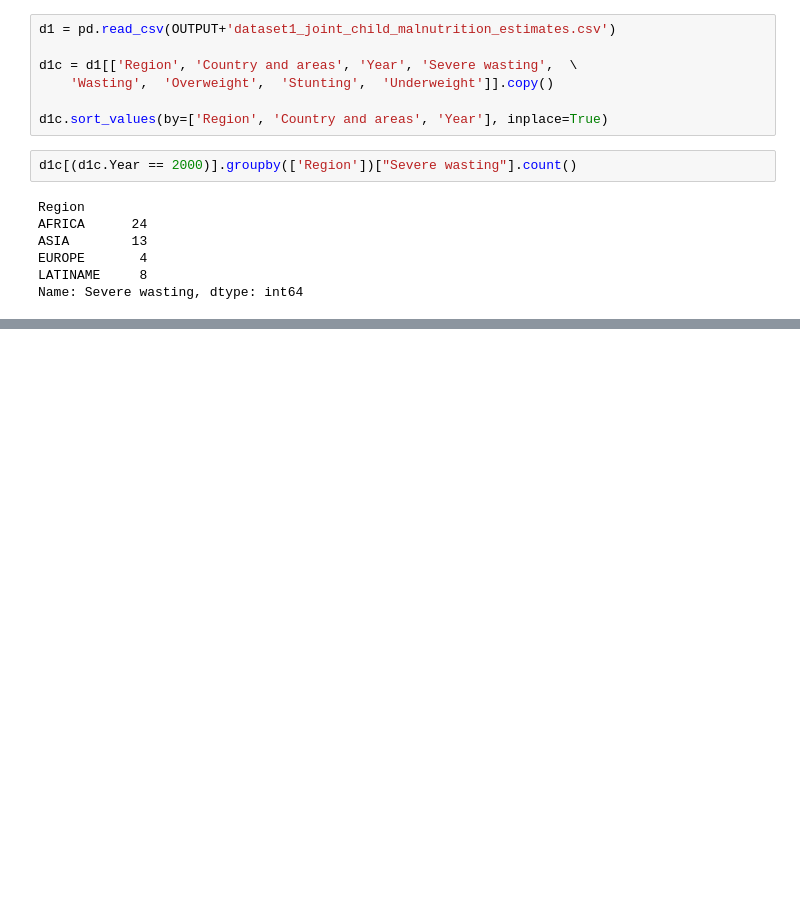
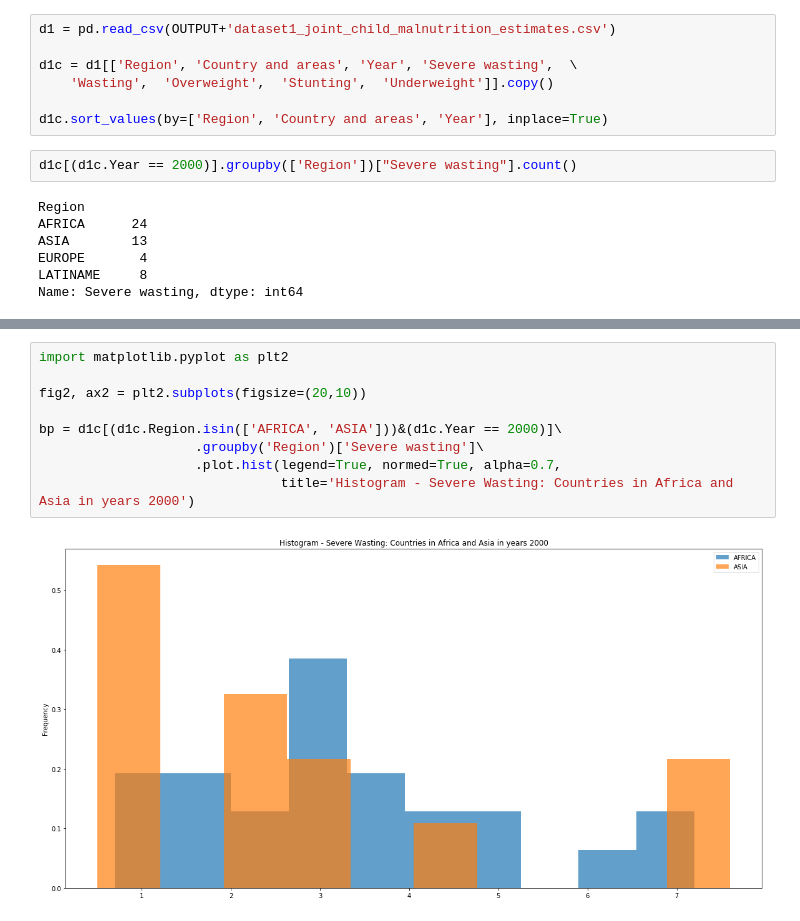
Before and after one commit to menubie/studies, a Jupyter notebook: distributions/distributions_exercises.ipynb, the cells around one changed output, grey strips where cells are left out. Cells and saved outputs as stored; diff of their text form; blank space fills up the shorter version.

```diff
--- a/distributions/distributions_exercises.ipynb
+++ b/distributions/distributions_exercises.ipynb
@@ -65,3 +72,14 @@ bp = d1c[(d1c.Region.isin(['AFRICA', 'ASIA']))&(d1c.Year == 2000)]\
+# %%
+import matplotlib.pyplot as plt2
+
+fig2, ax2 = plt2.subplots(figsize=(20,10))
+
+bp = d1c[(d1c.Region.isin(['AFRICA', 'ASIA']))&(d1c.Year == 2000)]\
+                    .groupby('Region')['Severe wasting']\
+                    .plot.hist(legend=True, normed=True, alpha=0.7,
+                               title='Histogram - Severe Wasting: Countries in Africa and Asia in years 2000')
+# %% [output]
+[figure, added]
 # %%
 import matplotlib.pyplot as plt3
 
```
Also changed, not shown: parts of 9 cells of this notebook, 2 other files.
